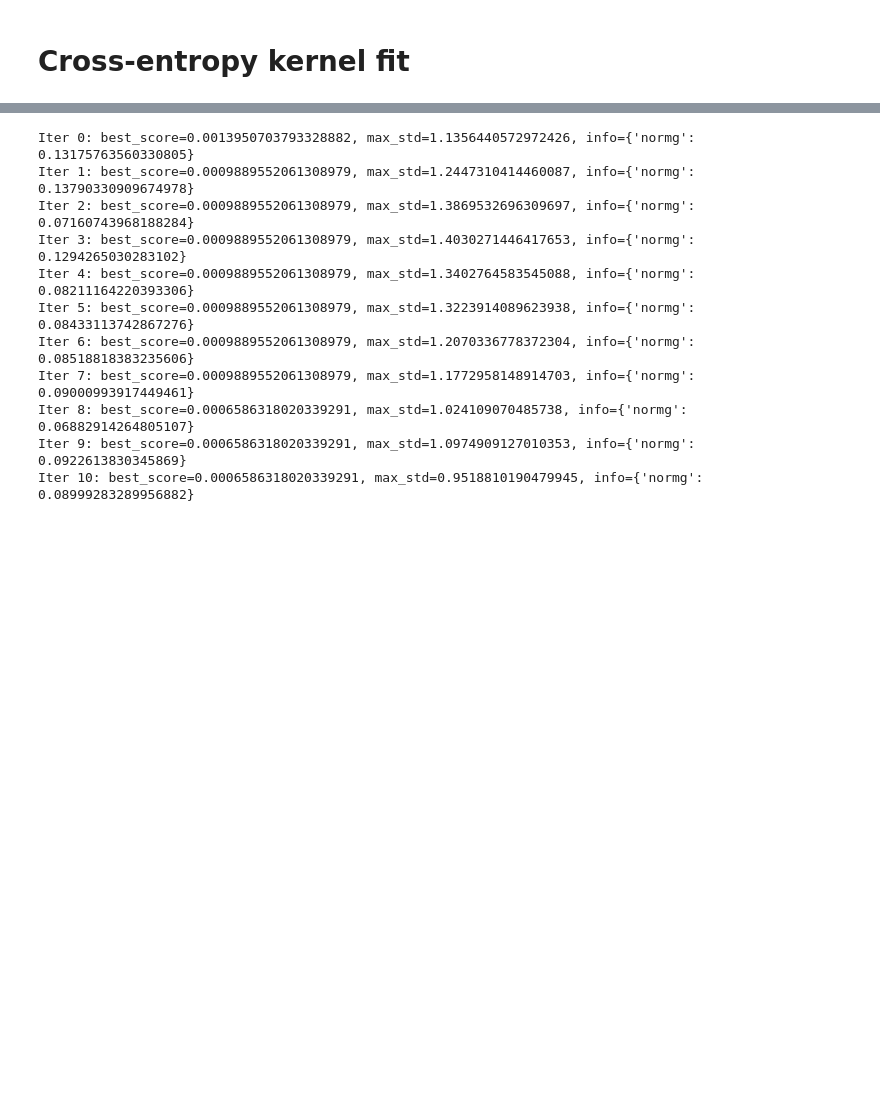
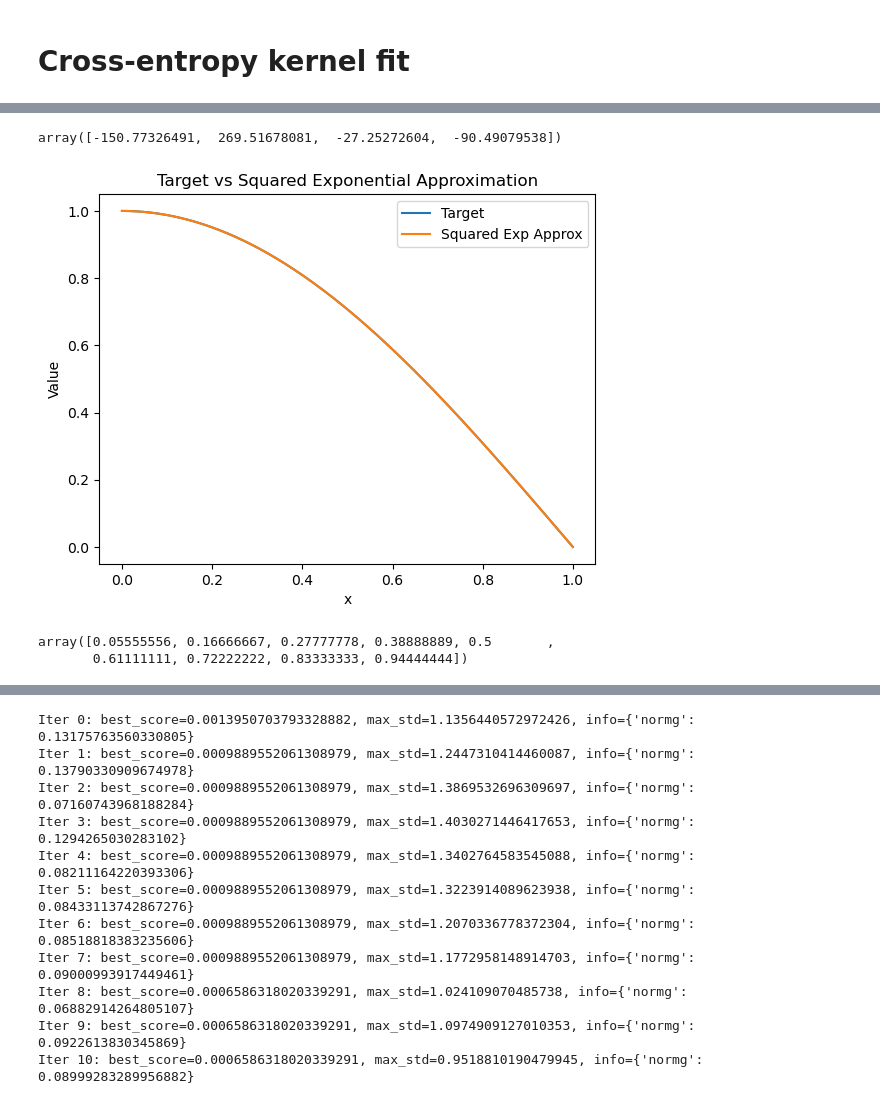
Before and after one commit to Beremi/KL_decomposition, a Jupyter notebook: cross_entropy_demo copy.ipynb, the cells around one changed output, grey strips where cells are left out. Drawn from its saved outputs; the diff is of its cells as text; code cells hidden in the pictures; blank space fills up the shorter version.

```diff
--- a/cross_entropy_demo copy.ipynb
+++ b/cross_entropy_demo copy.ipynb
@@ -102,6 +102,7 @@ def cross_entropy(
 x, w = gauss_legendre_rule_multilevel(0.0, 1.0, 100, L=5, ratio=0.2)
 
 target = np.exp(-x)
+# target = np.cos(np.pi/2 * x)  # use cosine for a more complex target
 
 # Convert to JAX arrays with float64 dtype
 x_j = jnp.array(x, dtype=jnp.float64)
@@ -117,7 +118,7 @@ def obj_jax(p):
     # compute prediction and weighted RMS error
     pred = jnp.sum(a[:, None] * jnp.exp(-b[:, None] * x_j[None, :] ** 2), axis=0)
     diff = pred - target_j
-    return jnp.sum(w_j * diff ** 2)
+    return jnp.sqrt(jnp.sum(w_j * diff ** 2))
 
 
 # gradients and Hessians in double precision
@@ -336,0 +589,28 @@ def optimal_a(d: np.ndarray,
+# %%
+b = np.array([-1.10046159, - 1.0126106,    -0.93360479,   -0.92744446])
+optimal_a_allow_negative(x, w, target, np.exp(b))
+# %% [output]
+array([-150.77326491,  269.51678081,  -27.25272604,  -90.49079538])
+# %%
+import matplotlib.pyplot as plt
+
+# Number of terms for the approximation
+n_terms = x_vals.size // 2
+
+# Extract a and b from x_opt
+a = x_vals[:n_terms]
+b = np.exp(x_vals[n_terms:])
+
+# Compute the squared exponential approximation
+approx = np.sum(a[:, None] * np.exp(-b[:, None] * x**2), axis=0)
+
+# Plot target and approximation
+plt.plot(x, target, label='Target')
+plt.plot(x, approx, label='Squared Exp Approx')
+plt.xlabel('x')
+plt.ylabel('Value')
+plt.legend()
+plt.title('Target vs Squared Exponential Approximation')
+plt.show()
+# %% [output]
+[figure, added]
@@ -337 +670,7 @@ def optimal_a(d: np.ndarray,
+# %%
+aa = np.linspace(0.0, 1.0, 10, endpoint=True)
+(aa[1:] + aa[:-1])/2  # midpoints
+# %% [output]
+array([0.05555556, 0.16666667, 0.27777778, 0.38888889, 0.5       ,
+       0.61111111, 0.72222222, 0.83333333, 0.94444444])
 # %%
```
Also changed, not shown: parts of 15 cells of this notebook, 8 other files.
